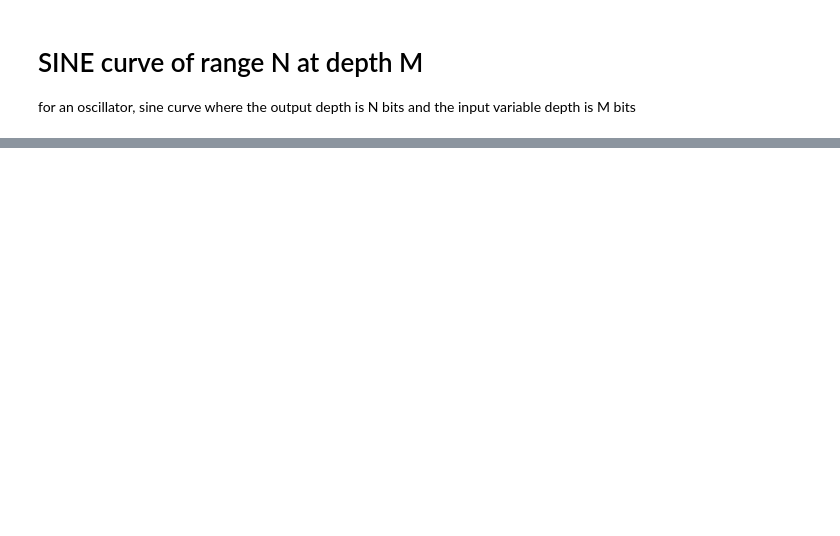
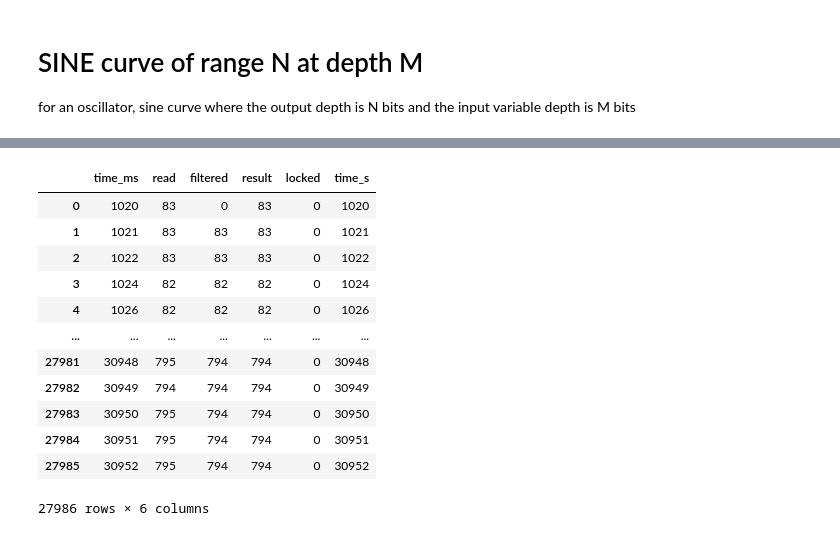
Before and after one commit to pi-lemaire/covenlfo, a Jupyter notebook: generate_luts.ipynb, the cells around one changed output, grey strips where cells are left out. Saved outputs shown, nothing was run; the diff lists cells and outputs as text; code cells hidden in the pictures; blank space fills up the shorter version.

```diff
--- a/generate_luts.ipynb
+++ b/generate_luts.ipynb
@@ -144,0 +158,16 @@ plt.plot(test_vals, test_wave)
+# %%
+df
+# %% [output]
+|  | time_ms | read | filtered | result | locked | time_s |
+| 0 | 1020 | 83 | 0 | 83 | 0 | 1020 |
+| 1 | 1021 | 83 | 83 | 83 | 0 | 1021 |
+| 2 | 1022 | 83 | 83 | 83 | 0 | 1022 |
+| 3 | 1024 | 82 | 82 | 82 | 0 | 1024 |
+| 4 | 1026 | 82 | 82 | 82 | 0 | 1026 |
+| ... | ... | ... | ... | ... | ... | ... |
+| 27981 | 30948 | 795 | 794 | 794 | 0 | 30948 |
+| 27982 | 30949 | 794 | 794 | 794 | 0 | 30949 |
+| 27983 | 30950 | 795 | 794 | 794 | 0 | 30950 |
+| 27984 | 30951 | 795 | 794 | 794 | 0 | 30951 |
+| 27985 | 30952 | 795 | 794 | 794 | 0 | 30952 |
+27986 rows × 6 columns
```
Also changed, not shown: parts of 8 cells of this notebook, 6 other files.
